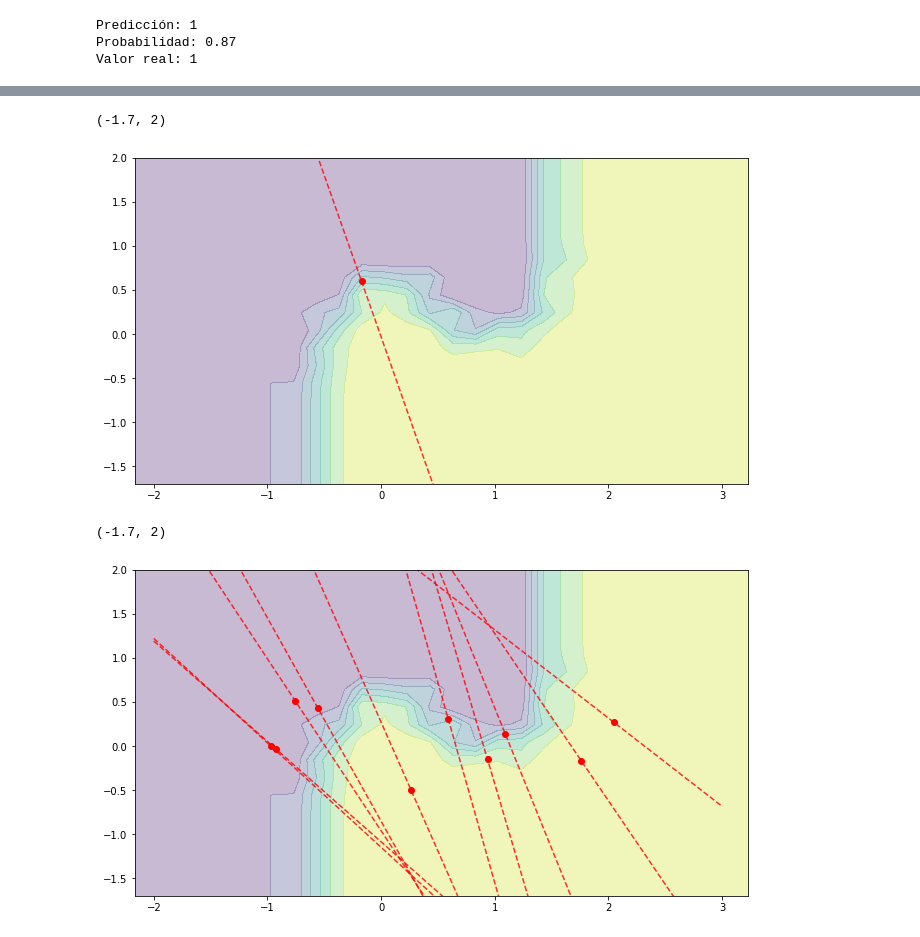
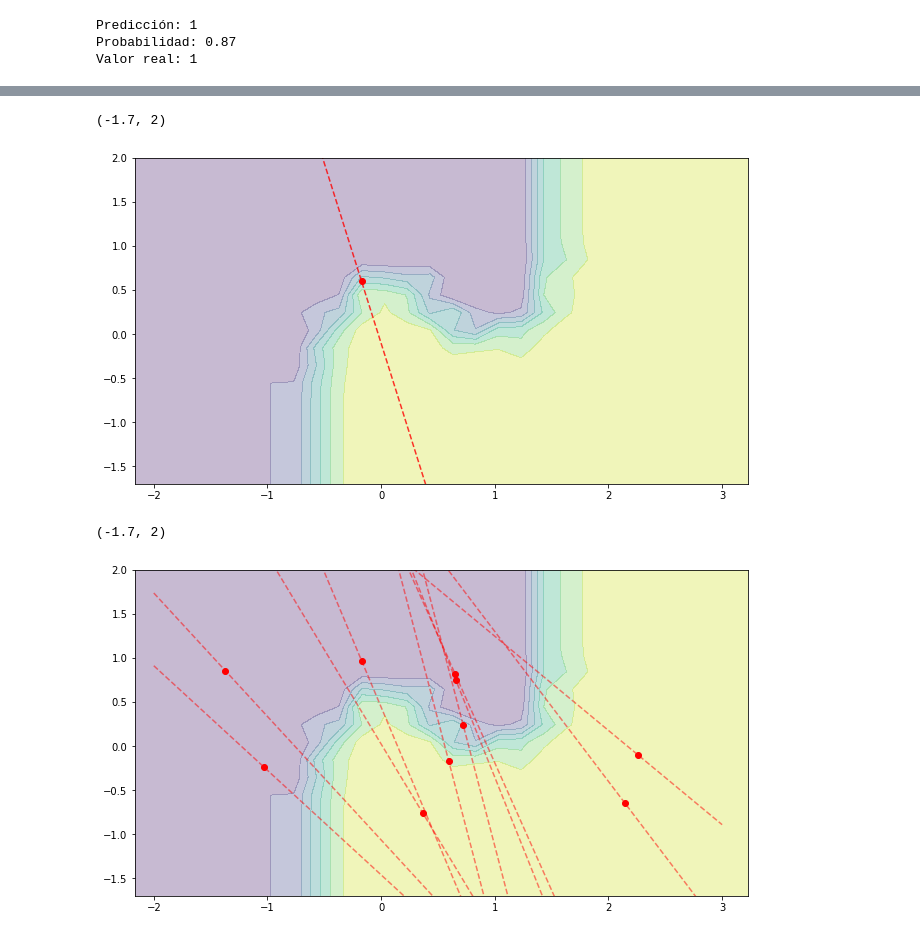
Before and after one commit to eardil/lime-tutorial, a Jupyter notebook: LIME_Intro.ipynb, the cells around one changed output, grey strips where cells are left out. Saved outputs shown, nothing was run; the diff lists cells and outputs as text; code cells hidden in the pictures.

Commit message:
corrected explainer used on multiple point

```diff
--- a/LIME_Intro.ipynb
+++ b/LIME_Intro.ipynb
@@ -16,6 +16,7 @@ x2 = np.random.randn(num_datos)*20 + np.random.rand(num_datos)*50
 
 clase = x1 * 1/2 + 10 < x2
 # %%
+plt.rcParams['figure.figsize'] = (11,6)
 plt.scatter(x1[~clase], x2[~clase], alpha=0.5)
 plt.scatter(x1[clase], x2[clase], alpha=0.5)
 plt.show()
@@ -250,40 +250,39 @@ plt.plot(
 plt.ylim(-1.7,2)
 # %% [output]
 (-1.7, 2)
-[figure, old version]
+[figure, new version]
 # %%
 if hasattr(rf, "decision_function"):
     Z = rf.decision_function(np.c_[xx.ravel(), yy.ravel()])
 else:
     Z = rf.predict_proba(np.c_[xx.ravel(), yy.ravel()])[:, 1]
 
 # Put the result into a color plot
 Z = Z.reshape(xx.shape)
 plt.contourf(xx, yy, Z, alpha=.3)
 
 puntos = X[np.random.choice(range(X.shape[0]), 10),:]
 
 for punto in puntos:
 
     plt.plot(punto[0], punto[1], 'ro')
-    exp_rf = explainer.explain_instance(
+    exp_rf = explainer_rf.explain_instance(
         punto,
         rf.predict_proba)
 
     m = exp_rf.as_list()[0][1]/exp_rf.as_list()[1][1]
     x_ini = -2
     x_fin = 3
     y_ini = (x_ini - punto[0]) * m + punto[1]
     y_fin = (x_fin - punto[0]) * m + punto[1]
 
     plt.plot(
         [x_ini,x_fin],
         [y_ini,y_fin],
-        alpha=0.8, color='r', linestyle='dashed',
+        alpha=0.5, color='r', linestyle='dashed',
         label='Importancia LIME')
 
-
 plt.ylim(-1.7,2)
 # %% [output]
 (-1.7, 2)
-[figure, old version]
+[figure, new version]
```
Also changed, not shown: parts of 9 cells of this notebook.
